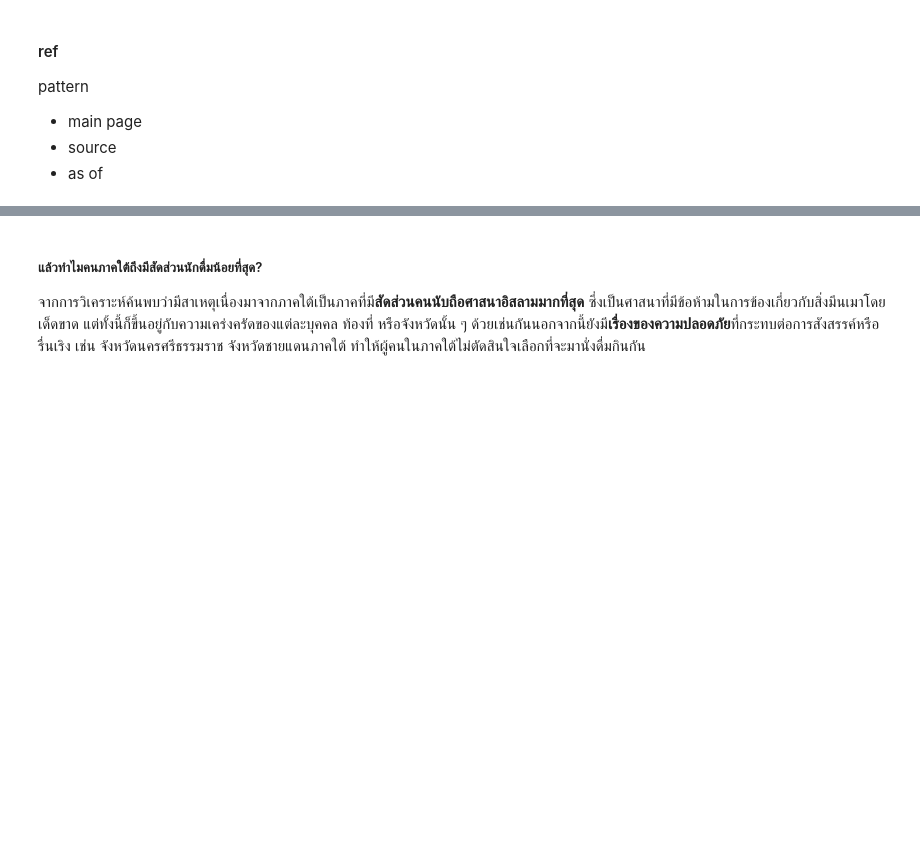
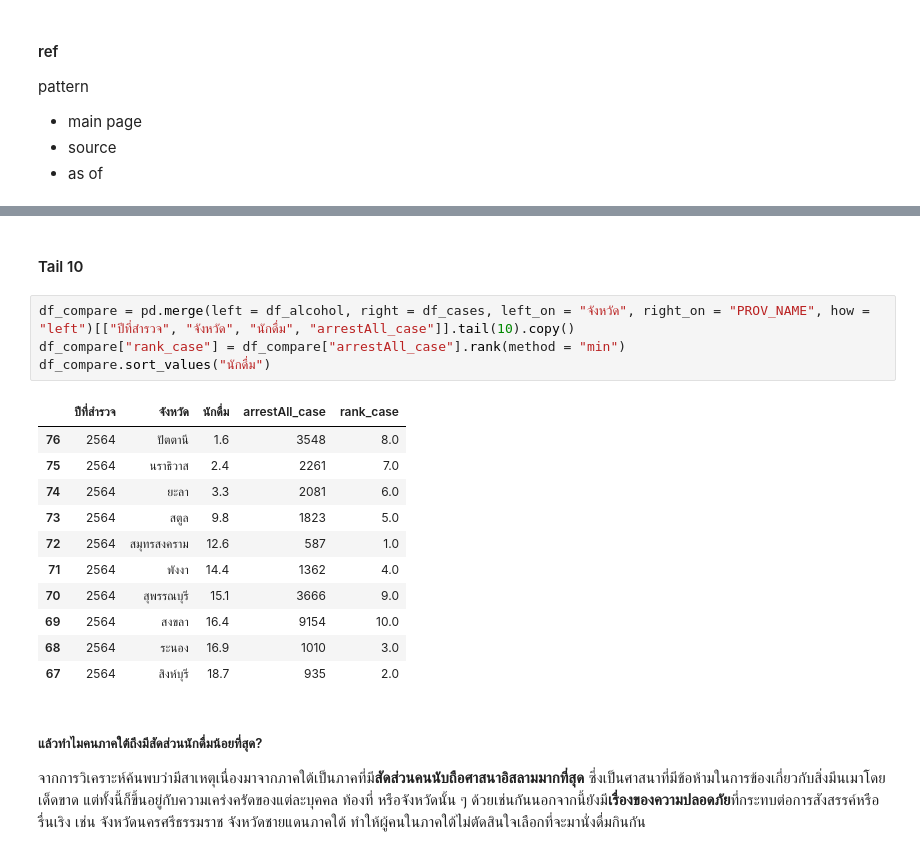
Before and after one commit to punnnnnnnnn/assignments2, a Jupyter notebook: assignment2.ipynb, the cells around one changed output, grey strips where cells are left out. Drawn from its saved outputs; the diff is of its cells as text; blank space fills up the shorter version.

```diff
--- a/assignment2.ipynb
+++ b/assignment2.ipynb
@@ -287,3 +295,21 @@ df_alcohol
+# %% [markdown]
+#### Tail 10
+# %%
+df_compare = pd.merge(left = df_alcohol, right = df_cases, left_on = "จังหวัด", right_on = "PROV_NAME", how = "left")[["ปีที่สำรวจ", "จังหวัด", "นักดื่ม", "arrestAll_case"]].tail(10).copy()
+df_compare["rank_case"] = df_compare["arrestAll_case"].rank(method = "min")
+df_compare.sort_values("นักดื่ม")
+# %% [output]
+|  | ปีที่สำรวจ | จังหวัด | นักดื่ม | arrestAll_case | rank_case |
+| 76 | 2564 | ปัตตานี | 1.6 | 3548 | 8.0 |
+| 75 | 2564 | นราธิวาส | 2.4 | 2261 | 7.0 |
+| 74 | 2564 | ยะลา | 3.3 | 2081 | 6.0 |
+| 73 | 2564 | สตูล | 9.8 | 1823 | 5.0 |
+| 72 | 2564 | สมุทรสงคราม | 12.6 | 587 | 1.0 |
+| 71 | 2564 | พังงา | 14.4 | 1362 | 4.0 |
+| 70 | 2564 | สุพรรณบุรี | 15.1 | 3666 | 9.0 |
+| 69 | 2564 | สงขลา | 16.4 | 9154 | 10.0 |
+| 68 | 2564 | ระนอง | 16.9 | 1010 | 3.0 |
+| 67 | 2564 | สิงห์บุรี | 18.7 | 935 | 2.0 |
 # %% [markdown]
 ##### แล้วทำไมคนภาคใต้ถึงมีสัดส่วนนักดื่มน้อยที่สุด?
 
```
Also changed, not shown: parts of 3 cells of this notebook.
